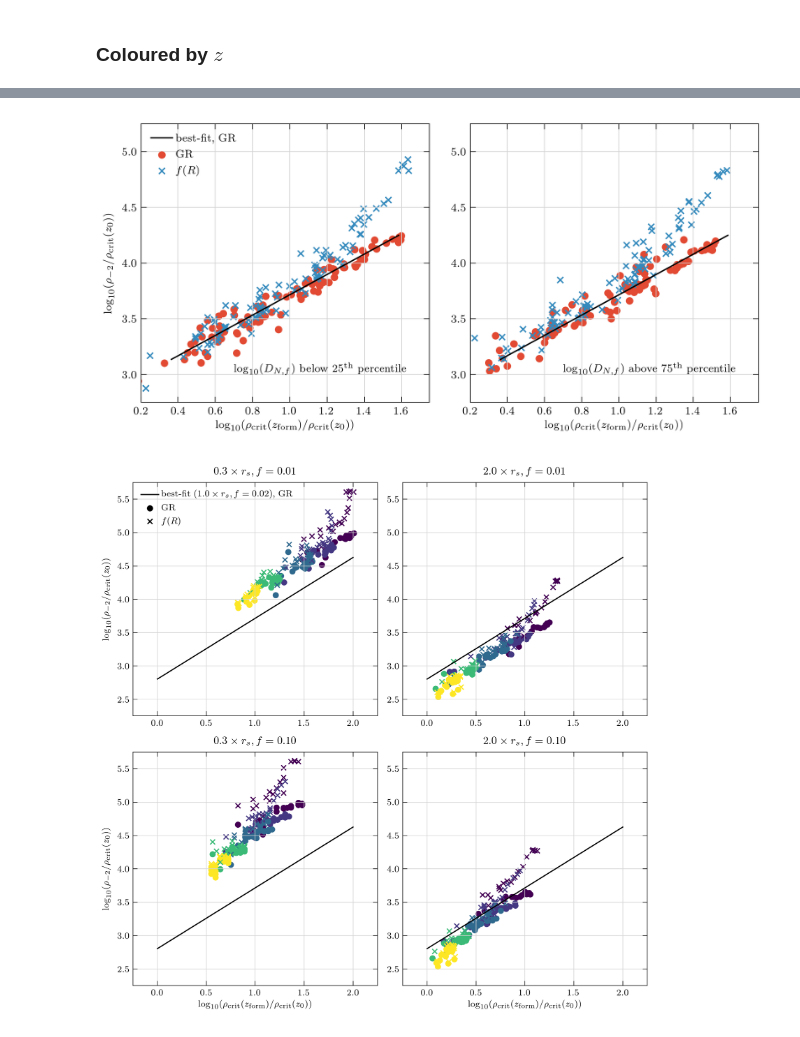
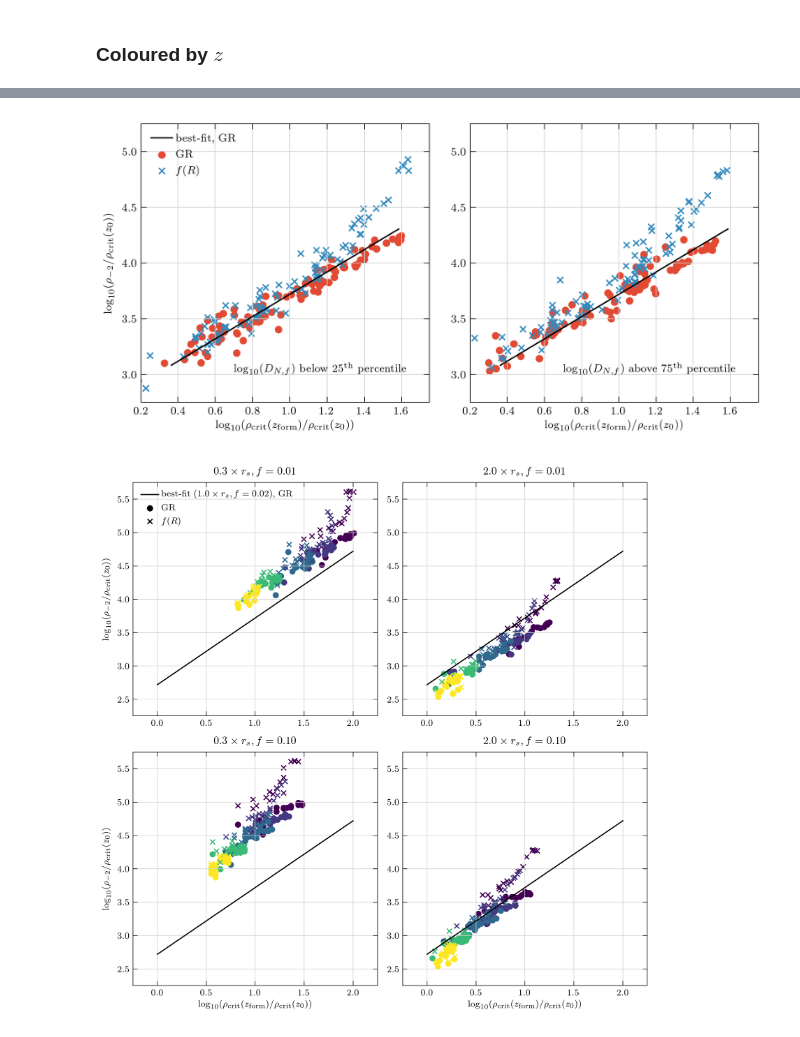
Before and after one commit to oleskiewicz/hbtp, a Jupyter notebook: relation.ipynb, the cells around one changed output, grey strips where cells are left out. Cells and saved outputs as stored; diff of their text form; code cells hidden in the pictures.

```diff
--- a/relation.ipynb
+++ b/relation.ipynb
@@ -307,8 +270,8 @@ ax[1].text(0.7, 3.0, r"$\log_{10}(D_{N,f})$ above $75^{\rm th}$ percentile")
 # ax.plot(np.linspace(0, 2), f_1(np.linspace(0, 2), *popt_1), label='ax+b', c='C2')
 
 _x = np.array([_d['rho_f'].min(), _d['rho_f'].max()])
-ax[0].plot(_x, popt_1[0]+popt_1[1]*_x, "k-", label="best-fit, GR")
-ax[1].plot(_x, popt_1[0]+popt_1[1]*_x, "k-", label="best-fit, GR")
+ax[0].plot(_x, popt_0[0]+_x, "k-", label="best-fit, GR")
+ax[1].plot(_x, popt_0[0]+_x, "k-", label="best-fit, GR")
 ax[0].legend()
 
 for a in ax:
@@ -320,9 +283,9 @@ ax[1].set_ylabel("")
 
 fig.tight_layout()
 
-# plt.savefig("./plots/rhorho_cut_bydnf.pdf")
+plt.savefig("./plots/rhorho_cut_bydnf.pdf")
 # %% [output]
-[figure, old version]
+[figure, new version]
 # %%
 fig, ax = plt.subplots(nrows=2, ncols=2, figsize=[7, 7])
 
@@ -351,33 +314,33 @@ def plot_rhorho(ax, NFW_f, rs_f):
     ax.scatter(x=_d['rho_f'], y=_d['rho_s'], marker='x', c=_d['z'], s=20, label=None)
 #         label=r'redshift',
 #         ticks=[0.0, 0.5, 1.0, 1.5, 2.0, 2.5, ],
 #         ax=ax,
 #     )
 
     _x = np.array([_d['rho_f'].min(), _d['rho_f'].max()])
 #     ax.plot(_x, np.log10(400.0)+_x, "k--")
-    ax.plot(np.array([0.0, 2.0]), popt_1[0]+popt_1[1]*np.array([0.0, 2.0]), "k-")
+    ax.plot(np.array([0.0, 2.0]), popt_0[0]+np.array([0.0, 2.0]), "k-")
 
     ax.set_xlim((-0.25, 2.25))
     ax.set_ylim((2.25, 5.75))
 
 plot_rhorho(ax[0][0], 0.01, 0.3)
 plot_rhorho(ax[0][1], 0.01, 2.0)
 plot_rhorho(ax[1][0], 0.1, 0.3)
 plot_rhorho(ax[1][1], 0.1, 2.0)
 
 ax[0][0].set_ylabel(r"$\log_{10}(\rho_{-2} / \rho_{\mathrm{crit}}(z_{0}))$")
 ax[1][0].set_xlabel(r"$\log_{10}(\rho_{\mathrm{crit}}(z_{\mathrm{form}}) / \rho_{\mathrm{crit}}(z_{0}))$")
 ax[1][0].set_ylabel(r"$\log_{10}(\rho_{-2} / \rho_{\mathrm{crit}}(z_{0}))$")
 ax[1][1].set_xlabel(r"$\log_{10}(\rho_{\mathrm{crit}}(z_{\mathrm{form}}) / \rho_{\mathrm{crit}}(z_{0}))$")
 
 ax[0][0].plot([], [], "k-", label=r"best-fit ($%0.1f \times r_s, f=%0.2f$), GR" % (1.0, 0.02))
 ax[0][0].scatter([], [], c='k', s=20, marker='o', label=r'GR')
 ax[0][0].scatter([], [], c='k', s=20, marker='x', label=r'$f(R)$')
 ax[0][0].legend(loc="upper left")
 
 fig.tight_layout()
 
-# fig.savefig('./plots/rhorho_vars.pdf')
+fig.savefig('./plots/rhorho_vars.pdf')
 # %% [output]
-[figure, old version]
+[figure, new version]
```
Also changed, not shown: parts of 4 cells of this notebook, 1 other file.
